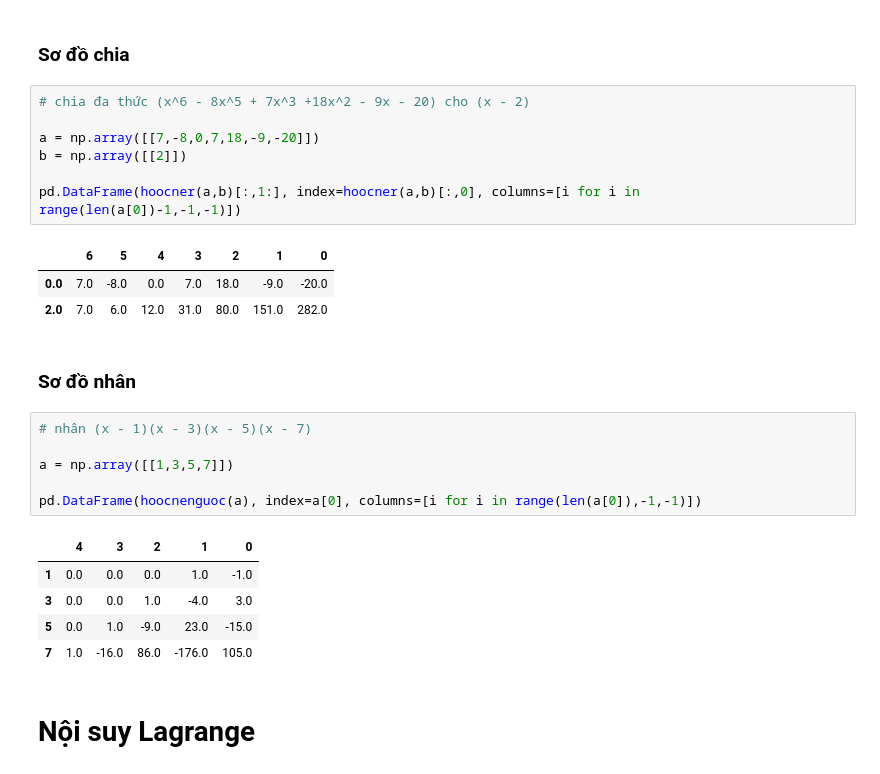
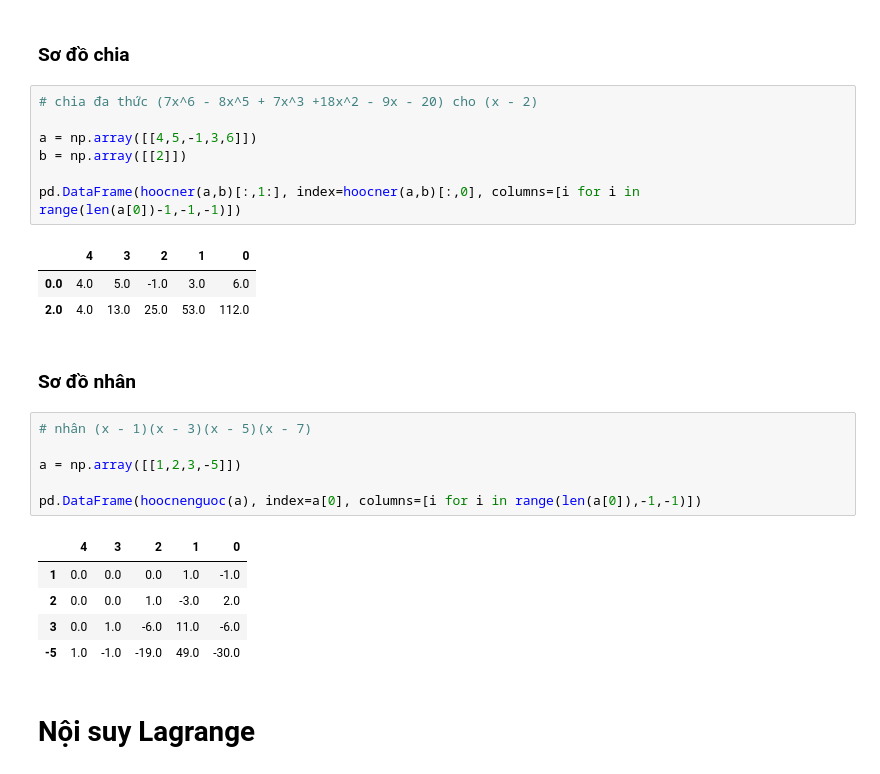
Before and after one commit to SmallCityBoy/PPT, a Jupyter notebook: PPT.ipynb, the cells around one changed output. Saved outputs shown, nothing was run; the diff lists cells and outputs as text.

```diff
--- a/PPT.ipynb
+++ b/PPT.ipynb
@@ -464,30 +447,30 @@ plt.grid()
 # %% [markdown]
 ### Sơ đồ chia
 # %%
-# chia đa thức (x^6 - 8x^5 + 7x^3 +18x^2 - 9x - 20) cho (x - 2)
+# chia đa thức (7x^6 - 8x^5 + 7x^3 +18x^2 - 9x - 20) cho (x - 2)
 
-a = np.array([[7,-8,0,7,18,-9,-20]])
+a = np.array([[4,5,-1,3,6]])
 b = np.array([[2]])
 
 pd.DataFrame(hoocner(a,b)[:,1:], index=hoocner(a,b)[:,0], columns=[i for i in range(len(a[0])-1,-1,-1)])
 # %% [output]
-|  | 6 | 5 | 4 | 3 | 2 | 1 | 0 |
-| 0.0 | 7.0 | -8.0 | 0.0 | 7.0 | 18.0 | -9.0 | -20.0 |
-| 2.0 | 7.0 | 6.0 | 12.0 | 31.0 | 80.0 | 151.0 | 282.0 |
+|  | 4 | 3 | 2 | 1 | 0 |
+| 0.0 | 4.0 | 5.0 | -1.0 | 3.0 | 6.0 |
+| 2.0 | 4.0 | 13.0 | 25.0 | 53.0 | 112.0 |
 # %% [markdown]
 ### Sơ đồ nhân
 # %%
 # nhân (x - 1)(x - 3)(x - 5)(x - 7)
 
-a = np.array([[1,3,5,7]])
+a = np.array([[1,2,3,-5]])
 
 pd.DataFrame(hoocnenguoc(a), index=a[0], columns=[i for i in range(len(a[0]),-1,-1)])
 # %% [output]
 |  | 4 | 3 | 2 | 1 | 0 |
 | 1 | 0.0 | 0.0 | 0.0 | 1.0 | -1.0 |
-| 3 | 0.0 | 0.0 | 1.0 | -4.0 | 3.0 |
-| 5 | 0.0 | 1.0 | -9.0 | 23.0 | -15.0 |
-| 7 | 1.0 | -16.0 | 86.0 | -176.0 | 105.0 |
+| 2 | 0.0 | 0.0 | 1.0 | -3.0 | 2.0 |
+| 3 | 0.0 | 1.0 | -6.0 | 11.0 | -6.0 |
+| -5 | 1.0 | -1.0 | -19.0 | 49.0 | -30.0 |
 # %% [markdown]
 # Nội suy Lagrange
 # %%
```
Also changed, not shown: parts of 25 cells of this notebook, 1 other file.
